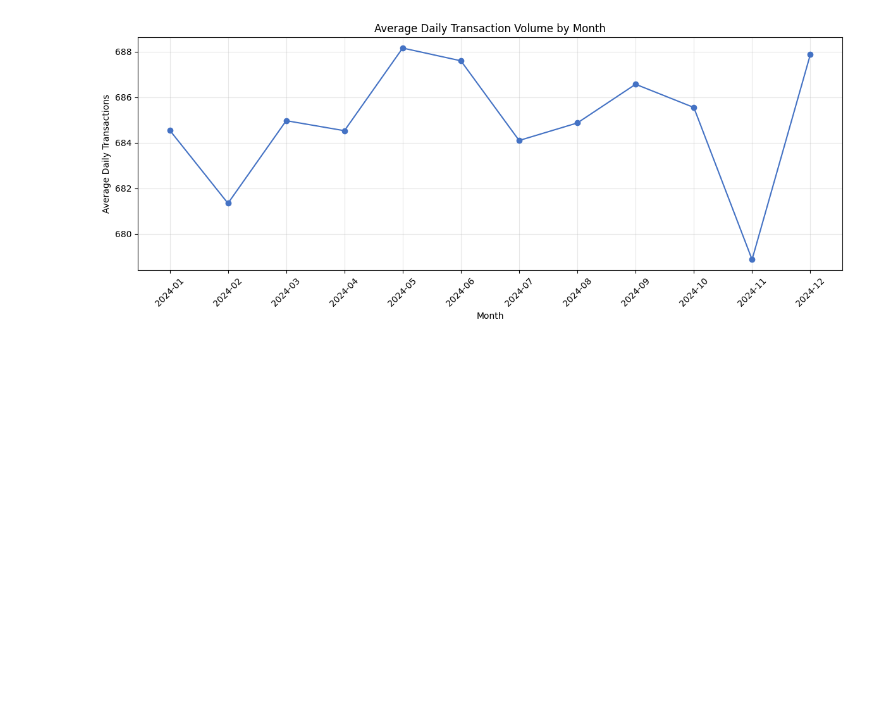
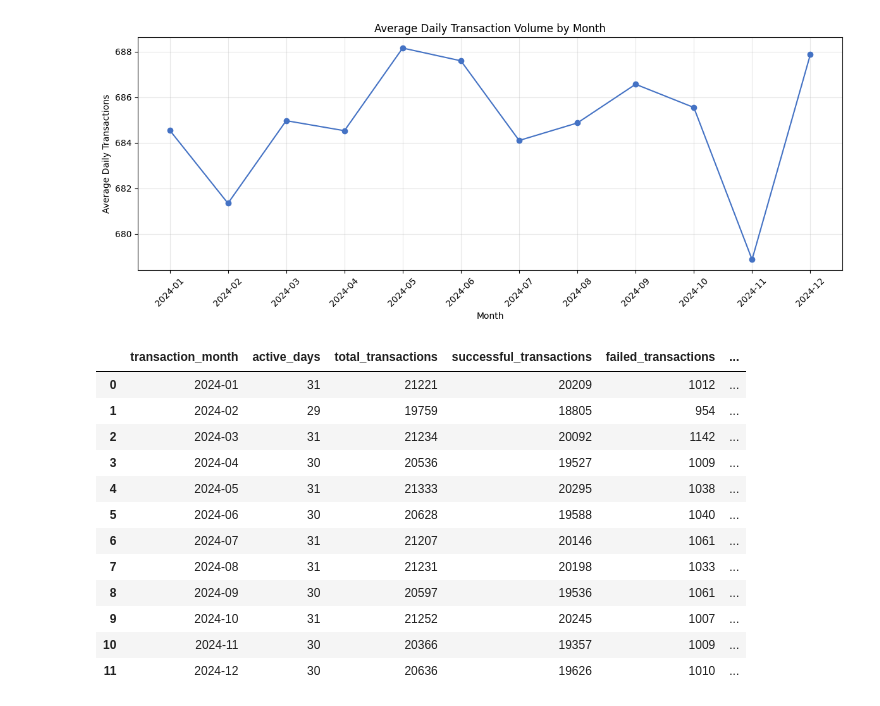
Before and after one commit to KaviyaVelmurugan/upi-transaction-intelligence-platform, a Jupyter notebook: notebooks/02_eda.ipynb, the cells around one changed output. Cells and saved outputs as stored; diff of their text form; code cells hidden in the pictures; blank space fills up the shorter version.

```diff
--- a/notebooks/02_eda.ipynb
+++ b/notebooks/02_eda.ipynb
@@ -2041,0 +2048,56 @@ plt.show()
+# %%
+status_clean = (
+    df["transaction_status"]
+    .astype(str)
+    .str.strip()
+    .str.upper()
+)
+
+df["transaction_date"] = (
+    df["timestamp"].dt.normalize()
+)
+
+monthly_failure = (
+    df.assign(
+        _is_success=status_clean.eq("SUCCESS"),
+        _is_failure=status_clean.eq("FAILED")
+    )
+    .groupby("transaction_month")
+    .agg(
+        active_days=("transaction_date", "nunique"),
+        total_transactions=("transaction_id", "count"),
+        successful_transactions=("_is_success", "sum"),
+        failed_transactions=("_is_failure", "sum")
+    )
+    .reset_index()
+    .sort_values("transaction_month")
+)
+
+monthly_failure["failure_rate_percentage"] = (
+    monthly_failure["failed_transactions"]
+    .div(monthly_failure["total_transactions"])
+    .mul(100)
+    .round(2)
+)
+
+monthly_failure["average_daily_failures"] = (
+    monthly_failure["failed_transactions"]
+    .div(monthly_failure["active_days"])
+    .round(2)
+)
+
+monthly_failure
+# %% [output]
+|  | transaction_month | active_days | total_transactions | successful_transactions | failed_transactions | ... |
+| 0 | 2024-01 | 31 | 21221 | 20209 | 1012 | ... |
+| 1 | 2024-02 | 29 | 19759 | 18805 | 954 | ... |
+| 2 | 2024-03 | 31 | 21234 | 20092 | 1142 | ... |
+| 3 | 2024-04 | 30 | 20536 | 19527 | 1009 | ... |
+| 4 | 2024-05 | 31 | 21333 | 20295 | 1038 | ... |
+| 5 | 2024-06 | 30 | 20628 | 19588 | 1040 | ... |
+| 6 | 2024-07 | 31 | 21207 | 20146 | 1061 | ... |
+| 7 | 2024-08 | 31 | 21231 | 20198 | 1033 | ... |
+| 8 | 2024-09 | 30 | 20597 | 19536 | 1061 | ... |
+| 9 | 2024-10 | 31 | 21252 | 20245 | 1007 | ... |
+| 10 | 2024-11 | 30 | 20366 | 19357 | 1009 | ... |
+| 11 | 2024-12 | 30 | 20636 | 19626 | 1010 | ... |
```
Also changed, not shown: parts of 3 cells of this notebook, 1 other file.
